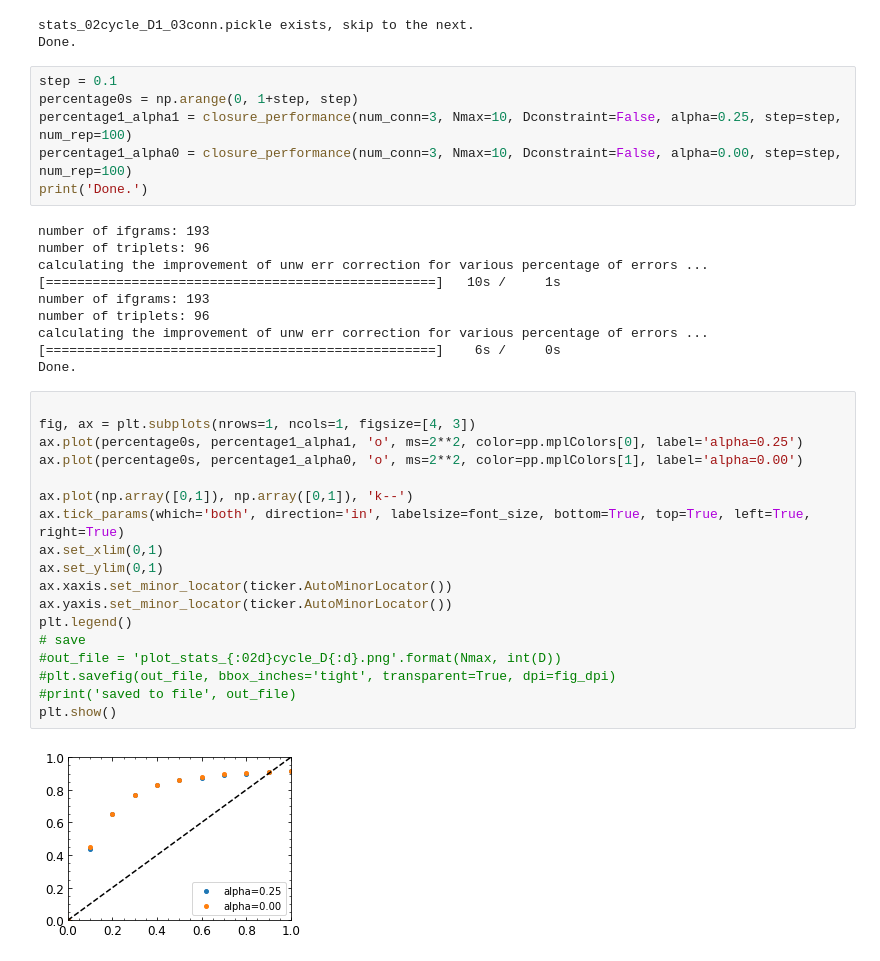
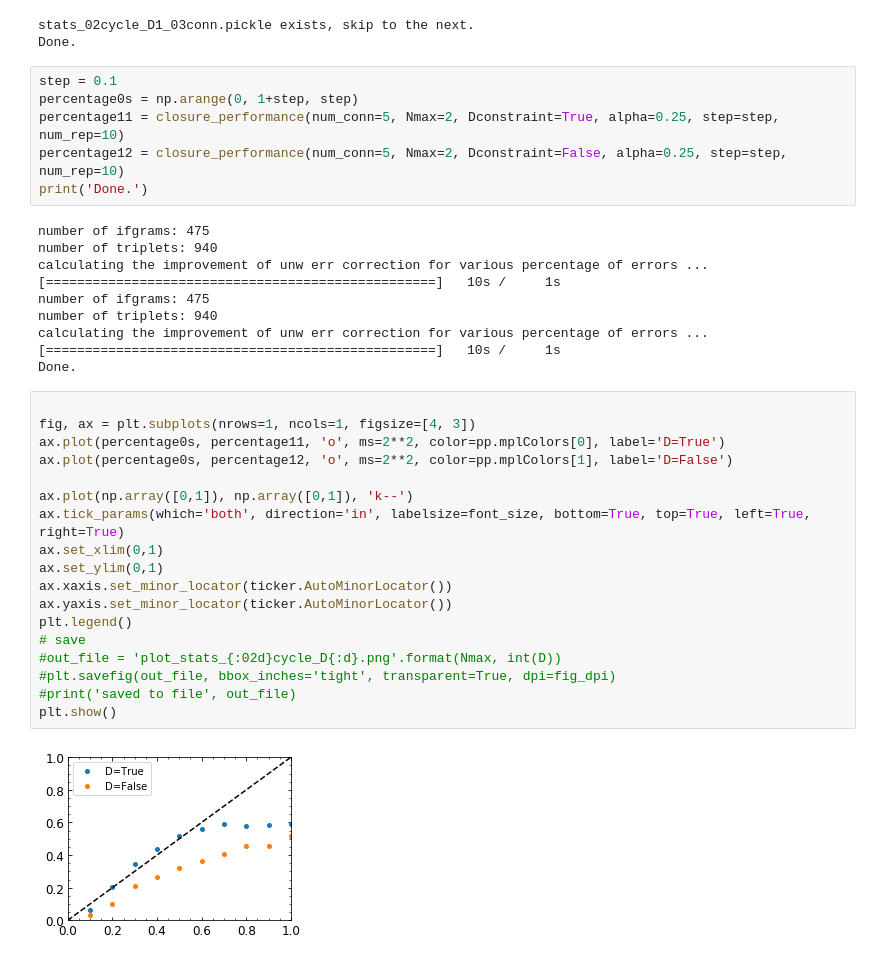
Before and after one commit to geodesymiami/Yunjun_et_al-2019-MintPy, a Jupyter notebook: Fig_04_sim_phaseClosure.ipynb, the cells around one changed output. Drawn from its saved outputs; the diff is of its cells as text.

```diff
--- a/Fig_04_sim_phaseClosure.ipynb
+++ b/Fig_04_sim_phaseClosure.ipynb
@@ -266,38 +247,38 @@ Done.
 # %%
 step = 0.1
 percentage0s = np.arange(0, 1+step, step)
-percentage1_alpha1 = closure_performance(num_conn=3, Nmax=10, Dconstraint=False, alpha=0.25, step=step, num_rep=100)
-percentage1_alpha0 = closure_performance(num_conn=3, Nmax=10, Dconstraint=False, alpha=0.00, step=step, num_rep=100)
+percentage11 = closure_performance(num_conn=5, Nmax=2, Dconstraint=True, alpha=0.25, step=step, num_rep=10)
+percentage12 = closure_performance(num_conn=5, Nmax=2, Dconstraint=False, alpha=0.25, step=step, num_rep=10)
 print('Done.')
 # %% [output]
-number of ifgrams: 193
-number of triplets: 96
+number of ifgrams: 475
+number of triplets: 940
 calculating the improvement of unw err correction for various percentage of errors ...
 [==================================================]   10s /     1s
-number of ifgrams: 193
-number of triplets: 96
+number of ifgrams: 475
+number of triplets: 940
 calculating the improvement of unw err correction for various percentage of errors ...
-[==================================================]    6s /     0s
+[==================================================]   10s /     1s
 Done.
 # %%
 
 fig, ax = plt.subplots(nrows=1, ncols=1, figsize=[4, 3])
-ax.plot(percentage0s, percentage1_alpha1, 'o', ms=2**2, color=pp.mplColors[0], label='alpha=0.25')
-ax.plot(percentage0s, percentage1_alpha0, 'o', ms=2**2, color=pp.mplColors[1], label='alpha=0.00')
+ax.plot(percentage0s, percentage11, 'o', ms=2**2, color=pp.mplColors[0], label='D=True')
+ax.plot(percentage0s, percentage12, 'o', ms=2**2, color=pp.mplColors[1], label='D=False')
 
 ax.plot(np.array([0,1]), np.array([0,1]), 'k--')
 ax.tick_params(which='both', direction='in', labelsize=font_size, bottom=True, top=True, left=True, right=True)
 ax.set_xlim(0,1)
 ax.set_ylim(0,1)
 ax.xaxis.set_minor_locator(ticker.AutoMinorLocator())
 ax.yaxis.set_minor_locator(ticker.AutoMinorLocator())
 plt.legend()
 # save
 #out_file = 'plot_stats_{:02d}cycle_D{:d}.png'.format(Nmax, int(D))
 #plt.savefig(out_file, bbox_inches='tight', transparent=True, dpi=fig_dpi)
 #print('saved to file', out_file)
 plt.show()
 # %% [output]
-[figure, old version]
+[figure, new version]
 # %%
 from scipy import linalg
```
Also changed, not shown: parts of 10 cells of this notebook.
